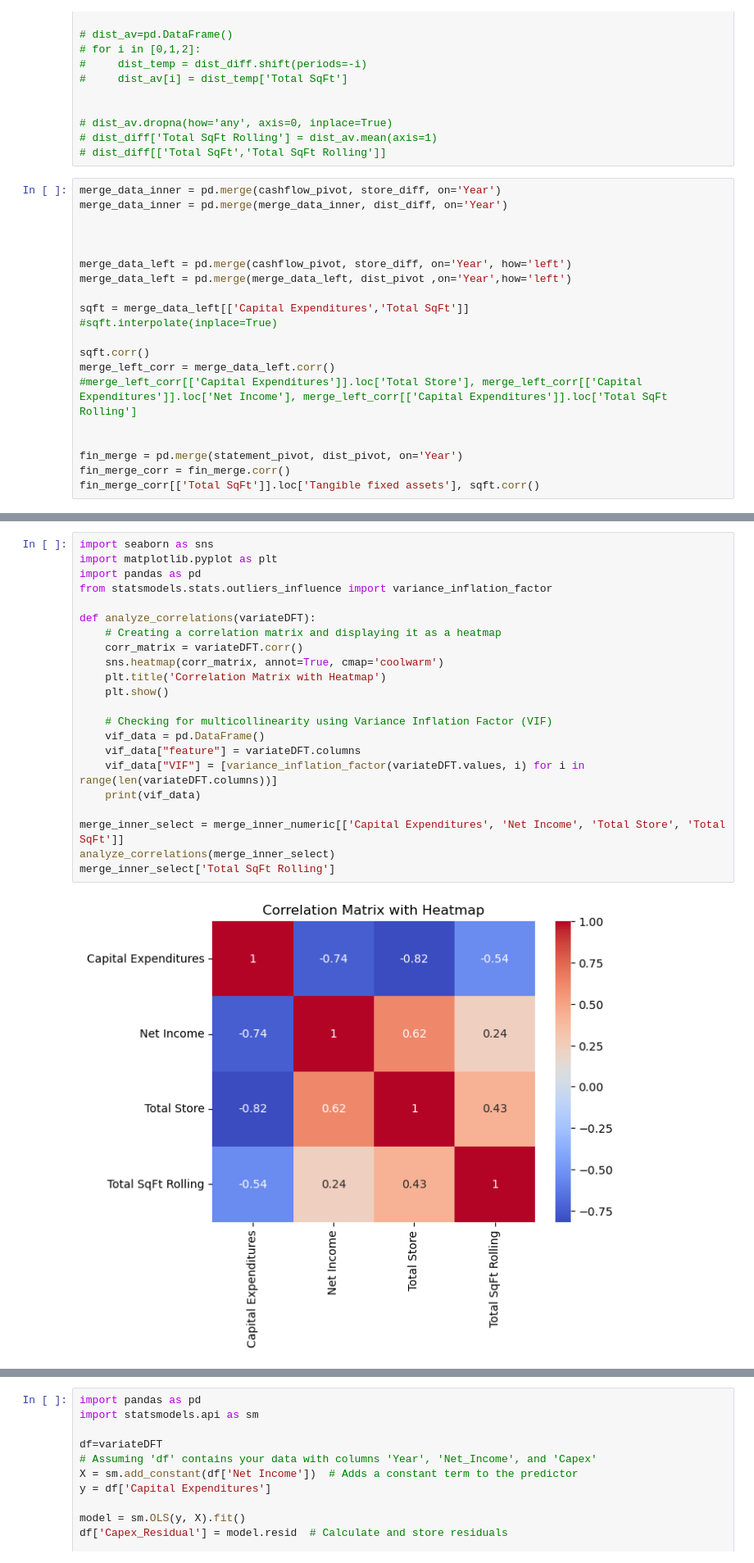
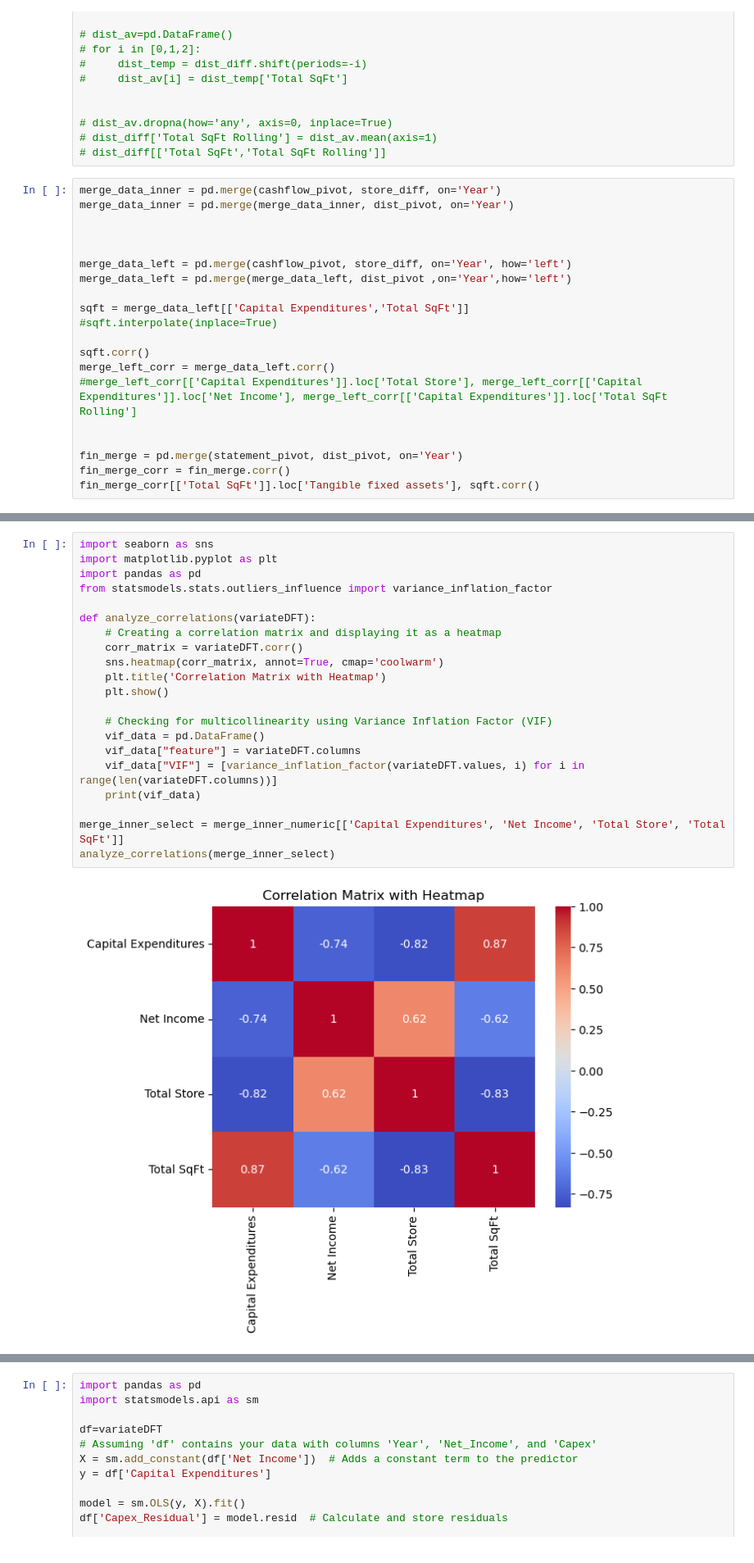
Before and after one commit to msinmalk/neighbourhood-market-expansion, a Jupyter notebook: CapExCosting.ipynb, the cells around one changed output, grey strips where cells are left out. Shown: that part at 82% size. Saved outputs shown, nothing was run; the diff lists cells and outputs as text.

```diff
--- a/CapExCosting.ipynb
+++ b/CapExCosting.ipynb
@@ -251,7 +251,7 @@ dist_pivot = dist_pivot.shift(periods=0)
 # dist_diff[['Total SqFt','Total SqFt Rolling']]
 # %%
 merge_data_inner = pd.merge(cashflow_pivot, store_diff, on='Year')
-merge_data_inner = pd.merge(merge_data_inner, dist_diff, on='Year')
+merge_data_inner = pd.merge(merge_data_inner, dist_pivot, on='Year')
 
 
 
@@ -326,24 +324,23 @@ Index(['Accounts Payable', 'Accounts Receivable', 'Accrued Expenses',
 # %%
 import seaborn as sns
 import matplotlib.pyplot as plt
 import pandas as pd
 from statsmodels.stats.outliers_influence import variance_inflation_factor
 
 def analyze_correlations(variateDFT):
     # Creating a correlation matrix and displaying it as a heatmap
     corr_matrix = variateDFT.corr()
     sns.heatmap(corr_matrix, annot=True, cmap='coolwarm')
     plt.title('Correlation Matrix with Heatmap')
     plt.show()
 
     # Checking for multicollinearity using Variance Inflation Factor (VIF)
     vif_data = pd.DataFrame()
     vif_data["feature"] = variateDFT.columns
     vif_data["VIF"] = [variance_inflation_factor(variateDFT.values, i) for i in range(len(variateDFT.columns))]
     print(vif_data)
 
 merge_inner_select = merge_inner_numeric[['Capital Expenditures', 'Net Income', 'Total Store', 'Total SqFt']]
 analyze_correlations(merge_inner_select)
-merge_inner_select['Total SqFt Rolling']
 # %% [output]
-[figure, old version]
+[figure, new version]
```
Also changed, not shown: parts of 4 cells of this notebook.
